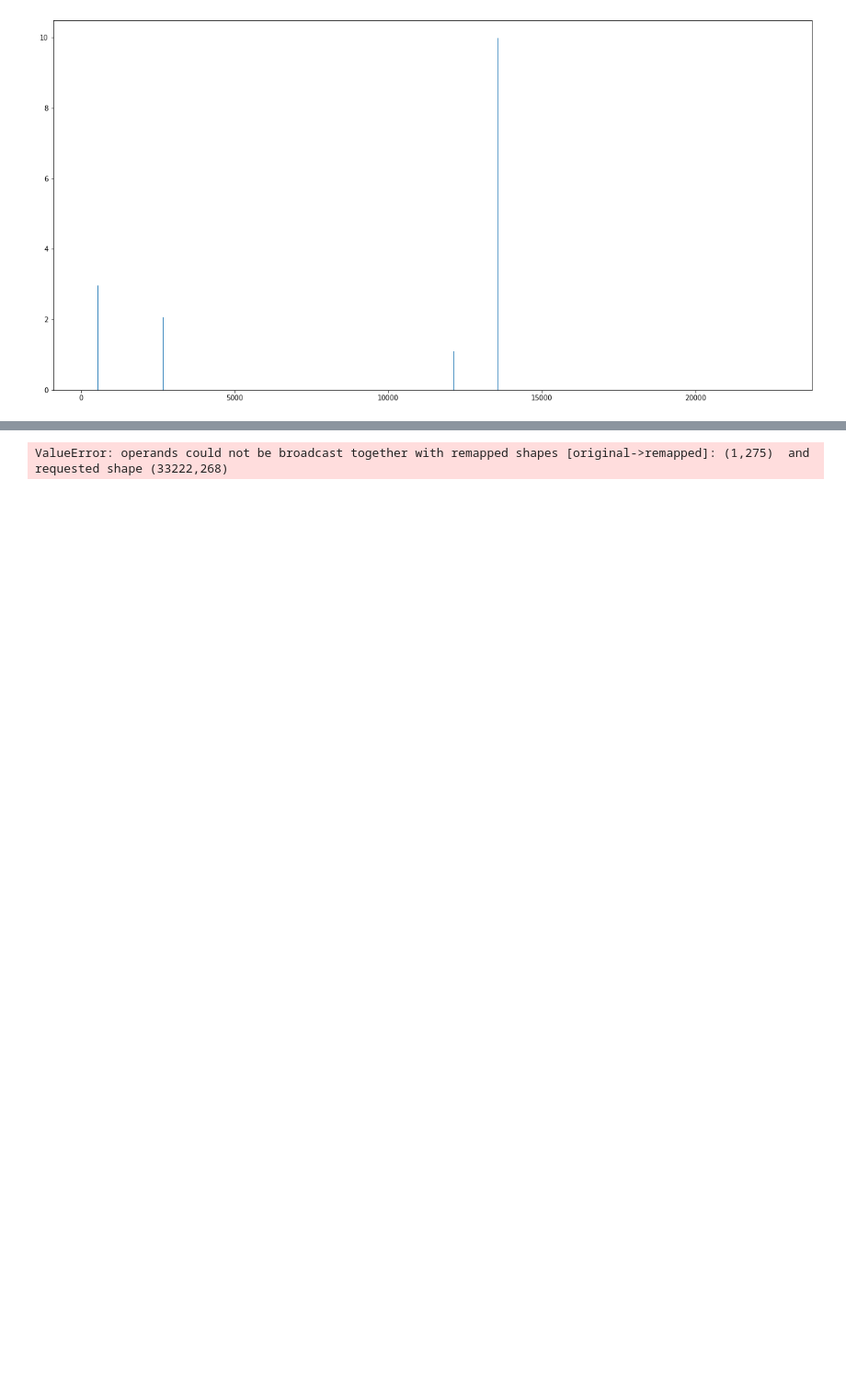
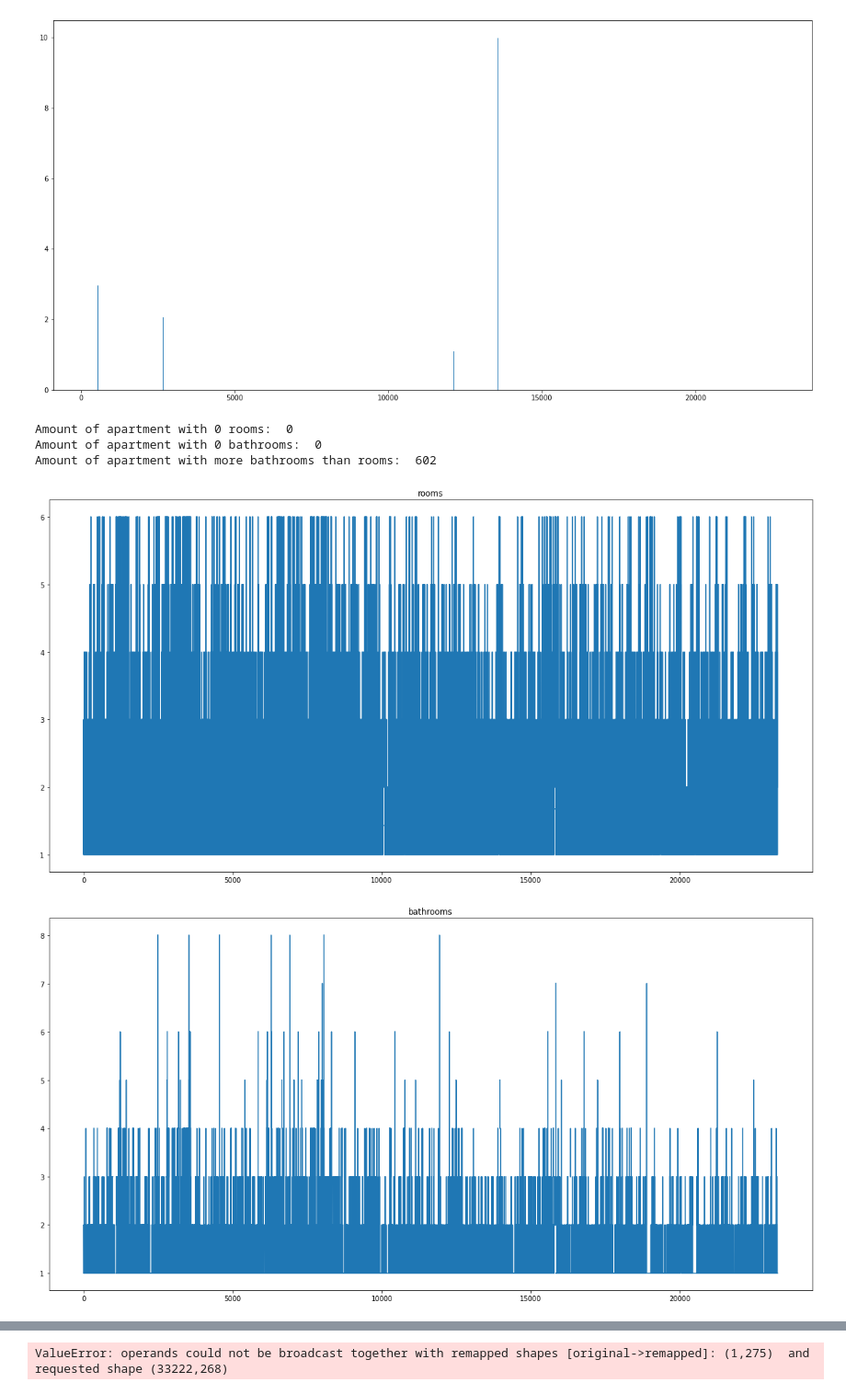
Before and after one commit to kirill-menke/house-pricing-prediction, a Jupyter notebook: ila_notebook.ipynb, the cells around one changed output, grey strips where cells are left out. Shown at 92% size. Drawn from its saved outputs; the diff is of its cells as text; code cells hidden in the pictures; blank space fills up the shorter version.

```diff
--- a/ila_notebook.ipynb
+++ b/ila_notebook.ipynb
@@ -82,3 +82,21 @@ TEST Amount of flat with living > total :  54
 [figure]
 [figure]
 [figure]
+# %%
+#ROOMS
+fig1, pl1 = plt.subplots(figsize=(20,10))
+fig2, pl2 = plt.subplots(figsize=(20,10))
+pl1.plot(all_data.rooms)
+pl1.set_title("rooms")
+pl2.plot(all_data.bathrooms_private + all_data.bathrooms_shared)
+pl2.set_title("bathrooms")
+
+print("Amount of apartment with 0 rooms: ", len(all_data.rooms[all_data.rooms==0]))
+print("Amount of apartment with 0 bathrooms: ", len(all_data[all_data.bathrooms_shared+all_data.bathrooms_private==0]))
+print("Amount of apartment with more bathrooms than rooms: ", len(all_data[all_data.bathrooms_shared+all_data.bathrooms_private>all_data.rooms]))
+# %% [output]
+Amount of apartment with 0 rooms:  0
+Amount of apartment with 0 bathrooms:  0
+Amount of apartment with more bathrooms than rooms:  602
+[figure, added]
+[figure, added]
```
Also changed, not shown: parts of 1 cell of this notebook.
